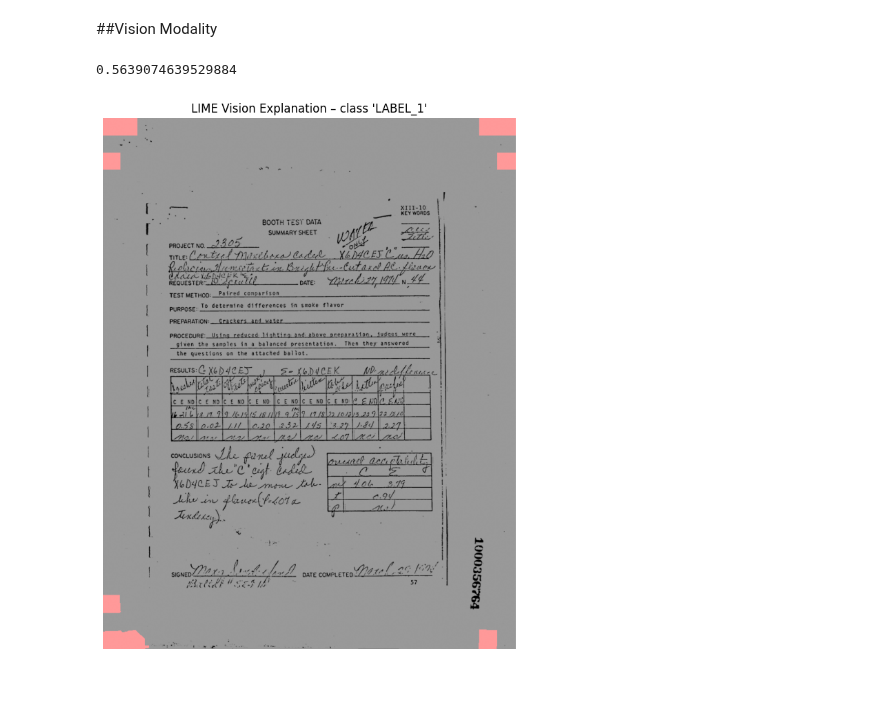
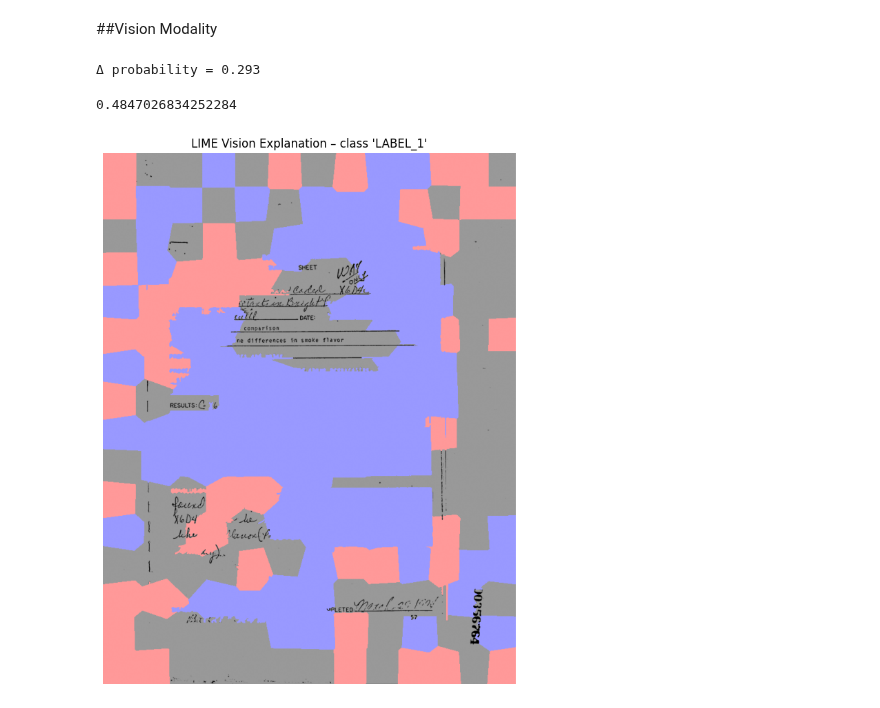
Before and after one commit to adamserag1/Interpretability-for-VRDU-models, a Jupyter notebook: Interpretability Exp/lime (1).ipynb, the cells around one changed output. Drawn from its saved outputs; the diff is of its cells as text; code cells hidden in the pictures.

```diff
--- a/Interpretability Exp/lime (1).ipynb
+++ b/Interpretability Exp/lime (1).ipynb
@@ -281,28 +281,26 @@ def make_vision_predict_fn(model, processor, words, boxes, device):
     `images` is a list of HxWxC numpy arrays produced by LIME.
     """
     def predict_fn(image_list):
-        outputs = []
-        for np_img in tqdm(image_list, desc="Predicting vision perturbations"):
-            pil_img = Image.fromarray(np_img)
-            encoding = processor(
-                images=[pil_img],
-                text=[words],          # keep original words
-                boxes=[boxes],         # keep original layout boxes
-                return_tensors="pt",
-                padding="max_length",
-                truncation=True,
-                max_length=128,
-            )
-            encoding = {k: v.to(device) for k, v in encoding.items()}
-            with torch.no_grad():
-                logits = model(**encoding).logits
-                probs = torch.softmax(logits, dim=-1).cpu().numpy()
-            outputs.append(probs[0])
-        return np.array(outputs)
+        # vectorised batch inference – no inner tqdm
+        pil_imgs = [Image.fromarray(img) for img in image_list]
+        enc = processor(
+            images=pil_imgs,
+            text=[words] * len(pil_imgs),
+            boxes=[boxes] * len(pil_imgs),
+            return_tensors="pt",
+            padding="max_length",
+            truncation=True,
+            max_length=128,
+        )
+        enc = {k: v.to(device) for k, v in enc.items()}
+        with torch.no_grad():
+            logits = model(**enc).logits
+            probs  = torch.softmax(logits, dim=-1).cpu().numpy()
+        return probs
     return predict_fn
 
 def slic_segmentation(img):
-    return slic(img, n_segments=750, compactness=10, sigma=1, start_label=1)
+    return slic(img, n_segments=200, compactness=20, sigma=1, start_label=1)
 
 explainer_img = lime_image.LimeImageExplainer(random_state=0)
 
@@ -322,32 +320,39 @@ explanation_img = explainer_img.explain_instance(
     np.array(image_small),
     classifier_fn=predict_fn_img,
     top_labels=1,
-    hide_color=(0,0,0),   # neutral grey hides BOTH ink and background
-    num_samples=5000,           # ↑ stability
-    segmentation_fn=slic_segmentation
+    hide_color=(127,127,127),   # neutral grey
+    num_samples=8000,
+    segmentation_fn=slic_segmentation,
+    batch_size=50
 )
+# %%
+orig   = predict_fn_img([np.array(image_small)])[0][explanation_img.top_labels[0]]
+blank  = predict_fn_img([np.full_like(np.array(image_small), 0)])[0][explanation_img.top_labels[0]]
+print(f"Δ probability = {orig - blank:.3f}")
+# %% [output]
+Δ probability = 0.293
 # %%
 print(explanation_img.score)
 
 from skimage.color import label2rgb
 import matplotlib.pyplot as plt
 
 # Get mask for the predicted class
 pred_class = int(explanation_img.top_labels[0])
 temp, mask = explanation_img.get_image_and_mask(
     label=pred_class,
     positive_only=False,    # show positive AND negative
-    num_features=10,        # top-N super-pixels
+    num_features=100,        # top-N super-pixels
     hide_rest=False         # keep full context
 )
 
 vis_image = label2rgb(mask, temp, bg_label=0, alpha=0.4)
 
 plt.figure(figsize=(8,10))
 plt.imshow(vis_image)
 plt.axis('off')
 plt.title(f"LIME Vision Explanation – class '{model.config.id2label[pred_class]}'")
 plt.show()
 # %% [output]
-0.5639074639529884
+0.4847026834252284
-[figure, old version]
+[figure, new version]
```
